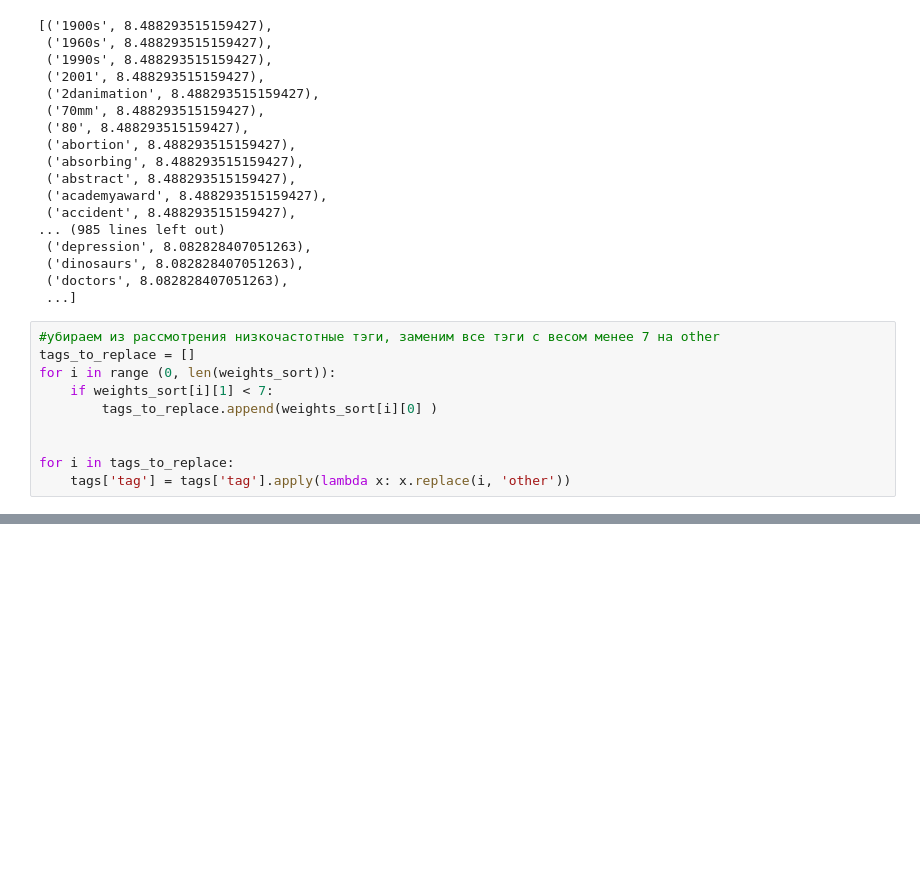
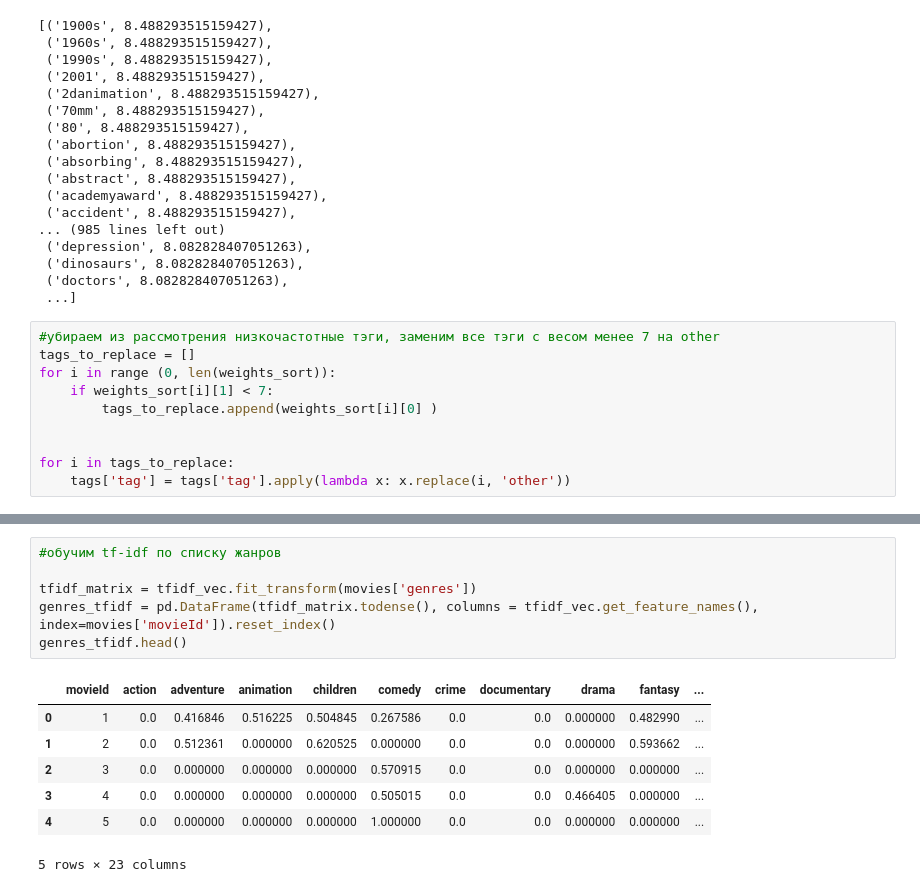
Before and after one commit to AnnaIvanova90/rsml-2, a Jupyter notebook: ml-latest-small/ml-latest-small/hw_1.ipynb, the cells around one changed output, grey strips where cells are left out. Drawn from its saved outputs; the diff is of its cells as text; blank space fills up the shorter version.

```diff
--- a/ml-latest-small/ml-latest-small/hw_1.ipynb
+++ b/ml-latest-small/ml-latest-small/hw_1.ipynb
@@ -93,0 +96,14 @@ tags.head()
+# %%
+#обучим tf-idf по списку жанров
+
+tfidf_matrix = tfidf_vec.fit_transform(movies['genres'])
+genres_tfidf = pd.DataFrame(tfidf_matrix.todense(), columns = tfidf_vec.get_feature_names(), index=movies['movieId']).reset_index()
+genres_tfidf.head()
+# %% [output]
+|  | movieId | action | adventure | animation | children | comedy | crime | documentary | drama | fantasy | ... |
+| 0 | 1 | 0.0 | 0.416846 | 0.516225 | 0.504845 | 0.267586 | 0.0 | 0.0 | 0.000000 | 0.482990 | ... |
+| 1 | 2 | 0.0 | 0.512361 | 0.000000 | 0.620525 | 0.000000 | 0.0 | 0.0 | 0.000000 | 0.593662 | ... |
+| 2 | 3 | 0.0 | 0.000000 | 0.000000 | 0.000000 | 0.570915 | 0.0 | 0.0 | 0.000000 | 0.000000 | ... |
+| 3 | 4 | 0.0 | 0.000000 | 0.000000 | 0.000000 | 0.505015 | 0.0 | 0.0 | 0.466405 | 0.000000 | ... |
+| 4 | 5 | 0.0 | 0.000000 | 0.000000 | 0.000000 | 1.000000 | 0.0 | 0.0 | 0.000000 | 0.000000 | ... |
+5 rows × 23 columns
```
Also changed, not shown: parts of 17 cells of this notebook.
